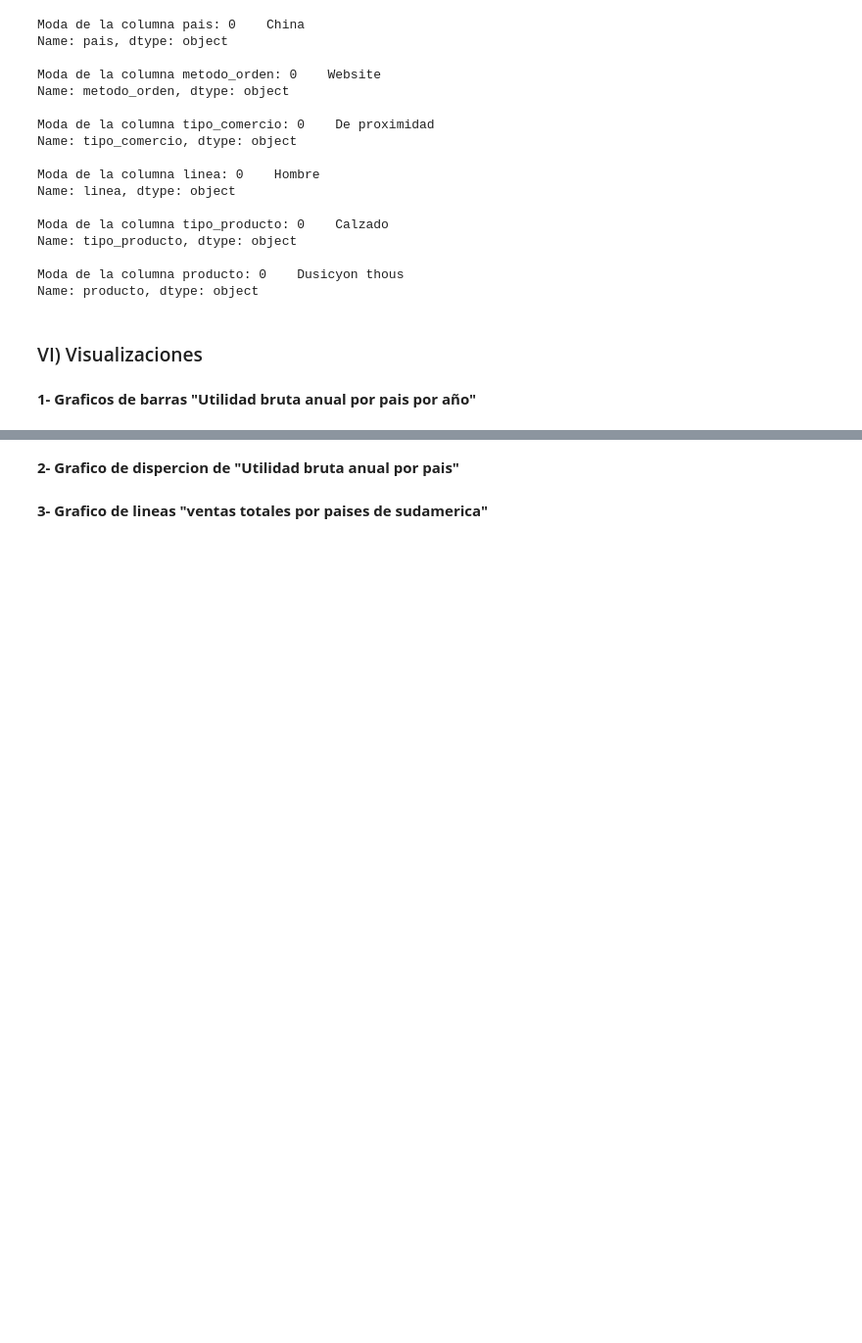
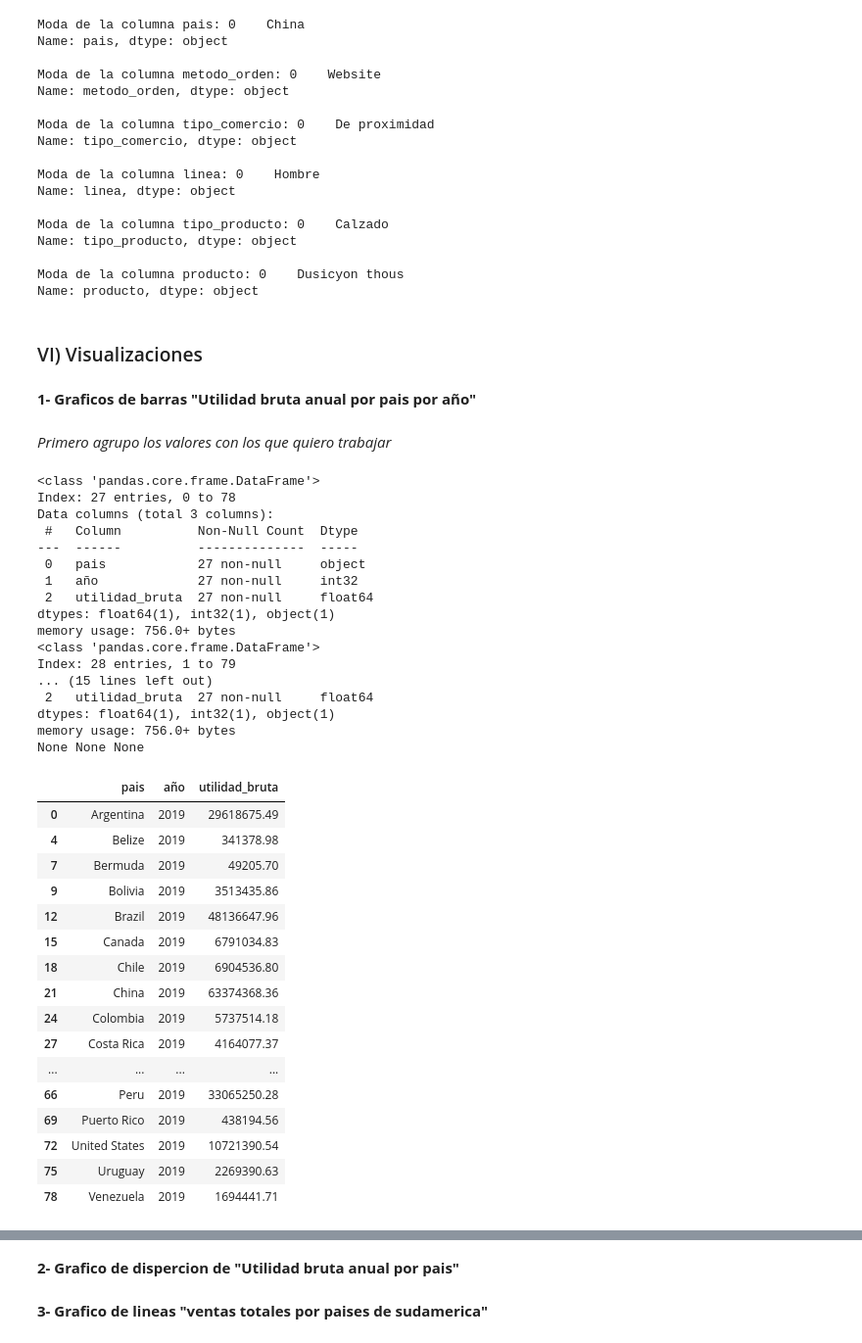
Before and after one commit to manuelpalomeque/ISPC--An-lisisDeDatos--DataBring, a Jupyter notebook: Proyecto Integrador - Analista de Datos - ISPC-Palomeque.ipynb, the cells around one changed output, grey strips where cells are left out. Shown at 98% size. Cells and saved outputs as stored; diff of their text form; code cells hidden in the pictures; blank space fills up the shorter version.

```diff
--- a/Proyecto Integrador - Analista de Datos - ISPC-Palomeque.ipynb
+++ b/Proyecto Integrador - Analista de Datos - ISPC-Palomeque.ipynb
@@ -591,3 +591,51 @@ Name: producto, dtype: object
 ### VI) Visualizaciones
 # %% [markdown]
 **1- Graficos de barras "Utilidad bruta anual por pais por año"**
+# %% [markdown]
+*Primero agrupo los valores con los que quiero trabajar*
+# %%
+utilidadBruta = dataframe.groupby(['pais','año'])['utilidad_bruta'].sum().reset_index()
+
+utilidadB2019 = utilidadBruta[utilidadBruta['año']== 2019]
+utilidadB2020 = utilidadBruta[utilidadBruta['año']== 2020]
+utilidadB2021 = utilidadBruta[utilidadBruta['año']== 2021]
+
+#Verifivo la informacion de cada uno
+print(utilidadB2019.info(), utilidadB2020.info(), utilidadB2019.info())
+
+utilidadB2019
+# %% [output]
+<class 'pandas.core.frame.DataFrame'>
+Index: 27 entries, 0 to 78
+Data columns (total 3 columns):
+ #   Column          Non-Null Count  Dtype
+---  ------          --------------  -----
+ 0   pais            27 non-null     object
+ 1   año             27 non-null     int32
+ 2   utilidad_bruta  27 non-null     float64
+dtypes: float64(1), int32(1), object(1)
+memory usage: 756.0+ bytes
+<class 'pandas.core.frame.DataFrame'>
+Index: 28 entries, 1 to 79
+... (15 lines left out)
+ 2   utilidad_bruta  27 non-null     float64
+dtypes: float64(1), int32(1), object(1)
+memory usage: 756.0+ bytes
+None None None
+|  | pais | año | utilidad_bruta |
+| 0 | Argentina | 2019 | 29618675.49 |
+| 4 | Belize | 2019 | 341378.98 |
+| 7 | Bermuda | 2019 | 49205.70 |
+| 9 | Bolivia | 2019 | 3513435.86 |
+| 12 | Brazil | 2019 | 48136647.96 |
+| 15 | Canada | 2019 | 6791034.83 |
+| 18 | Chile | 2019 | 6904536.80 |
+| 21 | China | 2019 | 63374368.36 |
+| 24 | Colombia | 2019 | 5737514.18 |
+| 27 | Costa Rica | 2019 | 4164077.37 |
+| ... | ... | ... | ... |
+| 66 | Peru | 2019 | 33065250.28 |
+| 69 | Puerto Rico | 2019 | 438194.56 |
+| 72 | United States | 2019 | 10721390.54 |
+| 75 | Uruguay | 2019 | 2269390.63 |
+| 78 | Venezuela | 2019 | 1694441.71 |
```
Also changed, not shown: parts of 4 cells of this notebook.
